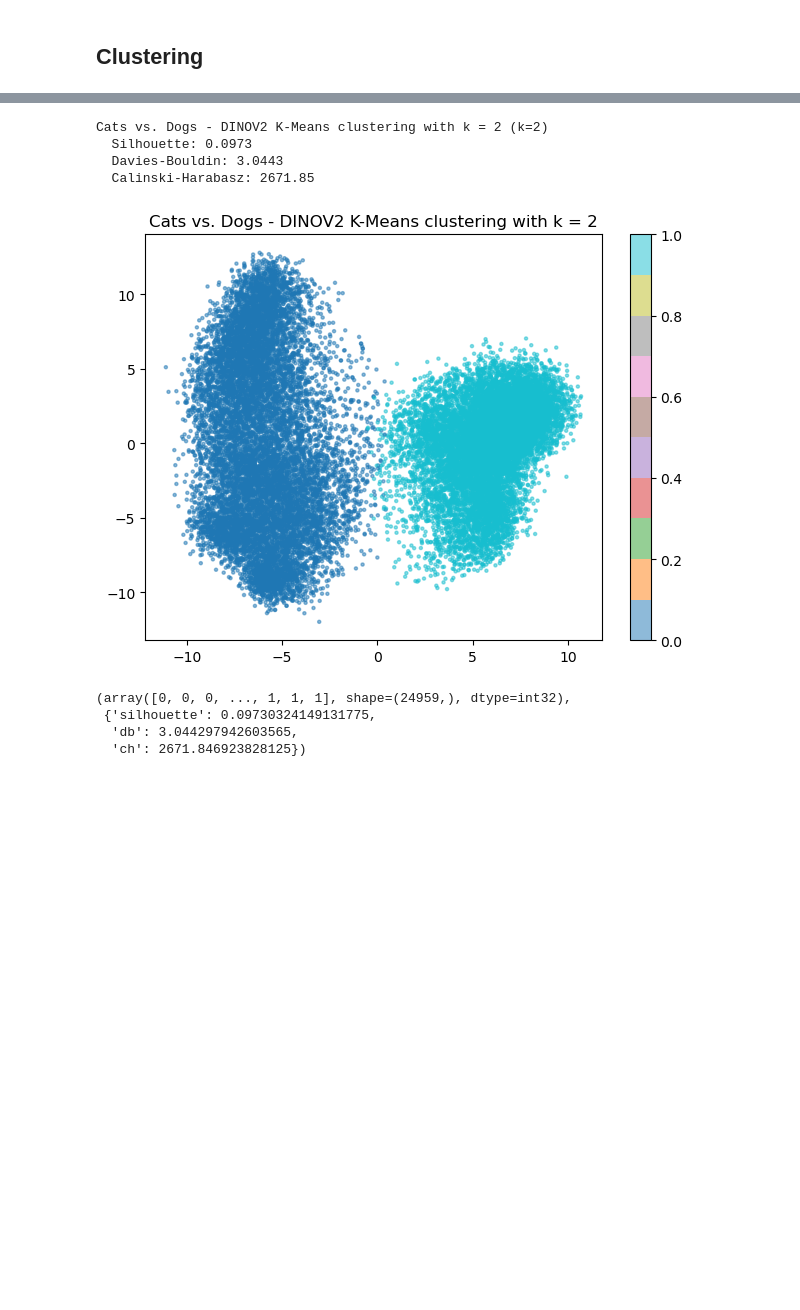
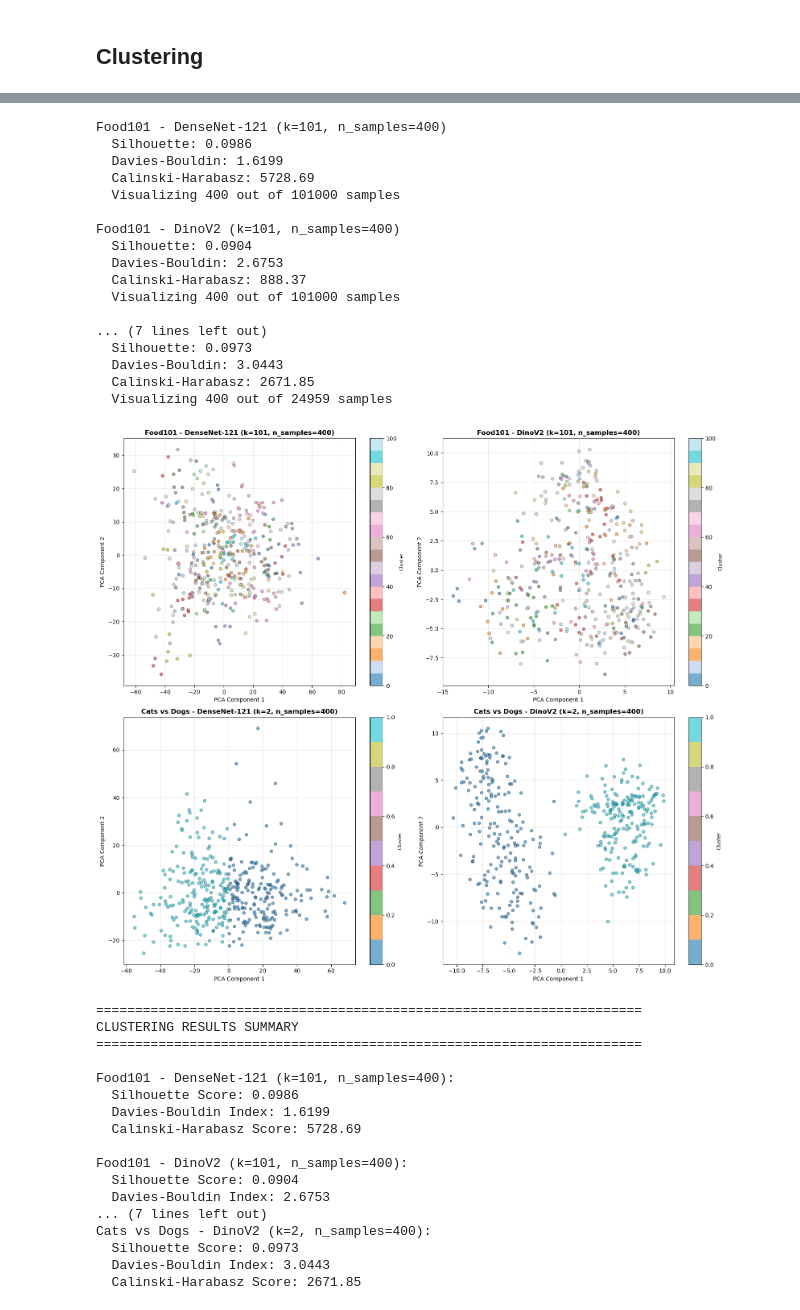
Before and after one commit to hiimnhan/scc451, a Jupyter notebook: task2.ipynb, the cells around one changed output, grey strips where cells are left out. Saved outputs shown, nothing was run; the diff lists cells and outputs as text; code cells hidden in the pictures; blank space fills up the shorter version.

```diff
--- a/task2.ipynb
+++ b/task2.ipynb
@@ -435,12 +362,0 @@ Cats vs. Dogs - DensenNet-121 K-Means clustering with k = 2 (k=2)
-# %%
-cluster_and_visualize(cd_dinov2_reduced, 2, "Cats vs. Dogs - DINOV2 K-Means clustering with k = 2", 'images/cd-dinov2-kmeans-clustering.png')
-# %% [output]
-Cats vs. Dogs - DINOV2 K-Means clustering with k = 2 (k=2)
-  Silhouette: 0.0973
-  Davies-Bouldin: 3.0443
-  Calinski-Harabasz: 2671.85
-[figure, removed]
-(array([0, 0, 0, ..., 1, 1, 1], shape=(24959,), dtype=int32),
- {'silhouette': 0.09730324149131775,
-  'db': 3.044297942603565,
-  'ch': 2671.846923828125})
@@ -446,0 +414,62 @@ Cats vs. Dogs - DINOV2 K-Means clustering with k = 2 (k=2)
+# %%
+datasets_info = [
+    (f_densenet_reduced, 101, "Food101 - DenseNet-121"),
+    (f_dinov2_reduced, 101, "Food101 - DinoV2"),
+    (cd_densenet_reduced, 2, "Cats vs Dogs - DenseNet-121"),
+    (cd_dinov2_reduced, 2, "Cats vs Dogs - DinoV2")
+]
+
+clustering_results, fig = cluster_and_visualize_grid(
+    datasets_info,
+    n_samples_viz=400,
+    figsize=(16, 14)
+)
+
+fig.savefig('images/clustering_all_2x2_grid.png', dpi=300, bbox_inches='tight')
+plt.show()
+
+print("\n" + "="*70)
+print("CLUSTERING RESULTS SUMMARY")
+print("="*70)
+for title, result in clustering_results.items():
+    scores = result['scores']
+    print(f"\n{title}:")
+    print(f"  Silhouette Score: {scores['silhouette']:.4f}")
+    print(f"  Davies-Bouldin Index: {scores['db']:.4f}")
+    print(f"  Calinski-Harabasz Score: {scores['ch']:.2f}")
+# %% [output]
+Food101 - DenseNet-121 (k=101, n_samples=400)
+  Silhouette: 0.0986
+  Davies-Bouldin: 1.6199
+  Calinski-Harabasz: 5728.69
+  Visualizing 400 out of 101000 samples
+
+Food101 - DinoV2 (k=101, n_samples=400)
+  Silhouette: 0.0904
+  Davies-Bouldin: 2.6753
+  Calinski-Harabasz: 888.37
+  Visualizing 400 out of 101000 samples
+
+... (7 lines left out)
+  Silhouette: 0.0973
+  Davies-Bouldin: 3.0443
+  Calinski-Harabasz: 2671.85
+  Visualizing 400 out of 24959 samples
+[figure, added]
+======================================================================
+CLUSTERING RESULTS SUMMARY
+======================================================================
+
+Food101 - DenseNet-121 (k=101, n_samples=400):
+  Silhouette Score: 0.0986
+  Davies-Bouldin Index: 1.6199
+  Calinski-Harabasz Score: 5728.69
+
+Food101 - DinoV2 (k=101, n_samples=400):
+  Silhouette Score: 0.0904
+  Davies-Bouldin Index: 2.6753
+... (7 lines left out)
+Cats vs Dogs - DinoV2 (k=2, n_samples=400):
+  Silhouette Score: 0.0973
+  Davies-Bouldin Index: 3.0443
+  Calinski-Harabasz Score: 2671.85
```
Also changed, not shown: parts of 39 cells of this notebook, 17 other files.
